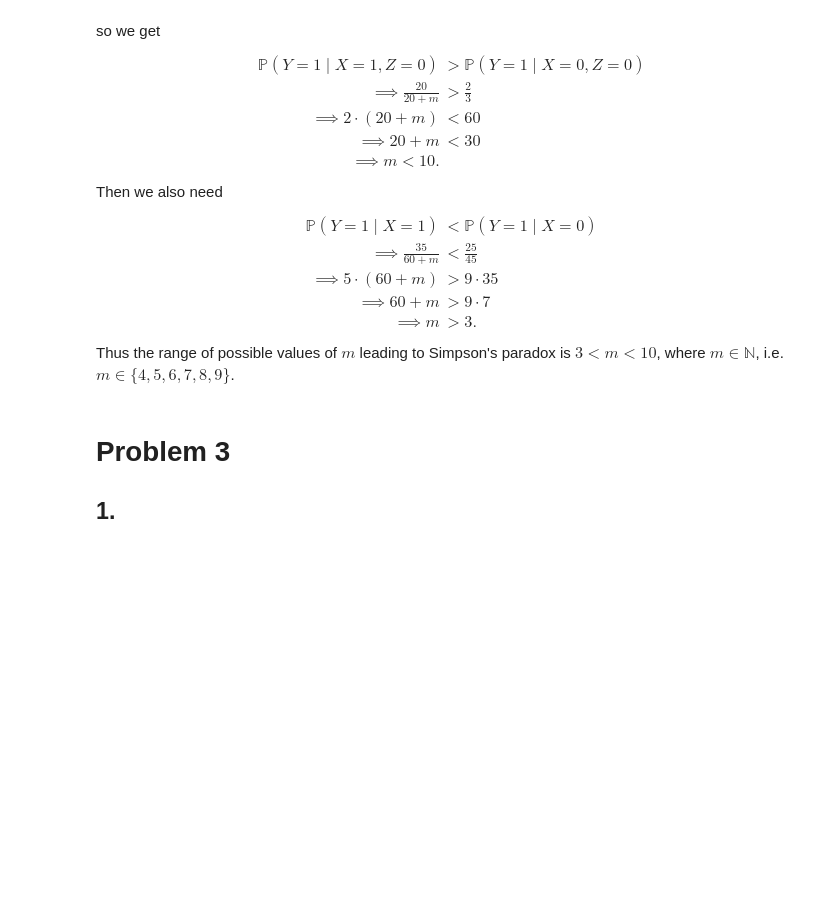
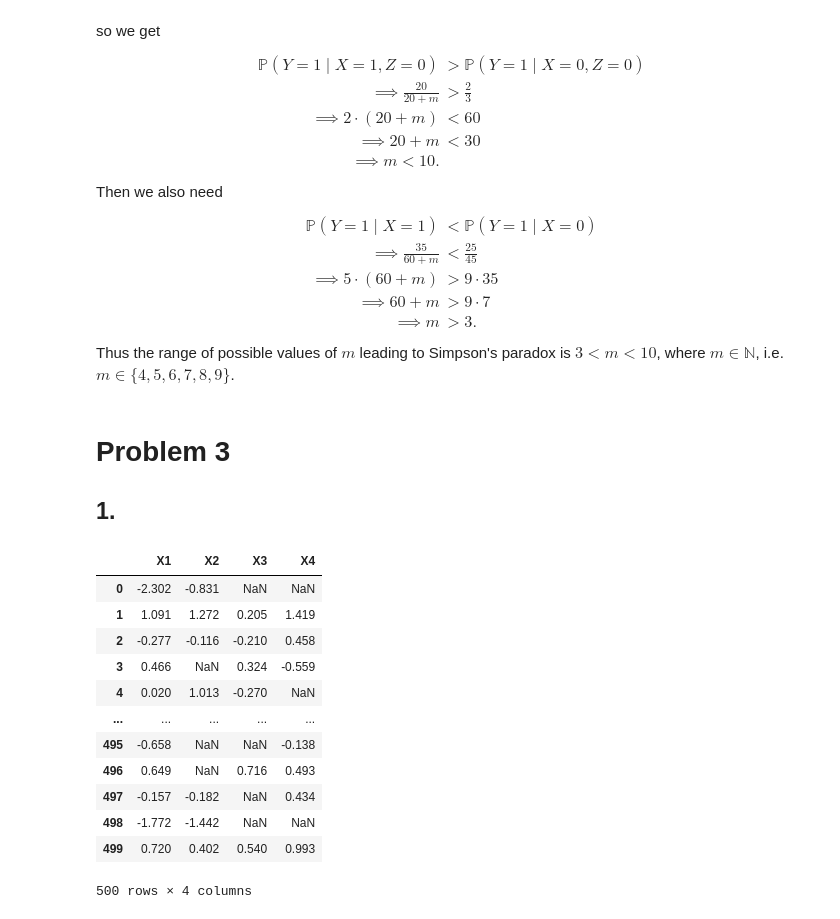
Before and after one commit to macpalor/statistics-for-data-science, a Jupyter notebook: exercise6.ipynb, the cells around one changed output. Drawn from its saved outputs; the diff is of its cells as text; code cells hidden in the pictures; blank space fills up the shorter version.

```diff
--- a/exercise6.ipynb
+++ b/exercise6.ipynb
@@ -56,3 +56,22 @@ Thus the range of possible values of $m$ leading to Simpson's paradox is $3<m<10
 # %% [markdown]
 # Problem 3
 ## 1.
+# %%
+import pandas as pd
+
+data = pd.read_csv("./data/toy_missing.txt", sep="\t", names="X1 X2 X3 X4".split())
+data
+# %% [output]
+|  | X1 | X2 | X3 | X4 |
+| 0 | -2.302 | -0.831 | NaN | NaN |
+| 1 | 1.091 | 1.272 | 0.205 | 1.419 |
+| 2 | -0.277 | -0.116 | -0.210 | 0.458 |
+| 3 | 0.466 | NaN | 0.324 | -0.559 |
+| 4 | 0.020 | 1.013 | -0.270 | NaN |
+| ... | ... | ... | ... | ... |
+| 495 | -0.658 | NaN | NaN | -0.138 |
+| 496 | 0.649 | NaN | 0.716 | 0.493 |
+| 497 | -0.157 | -0.182 | NaN | 0.434 |
+| 498 | -1.772 | -1.442 | NaN | NaN |
+| 499 | 0.720 | 0.402 | 0.540 | 0.993 |
+500 rows × 4 columns
```
Also changed, not shown: parts of 14 cells of this notebook.
